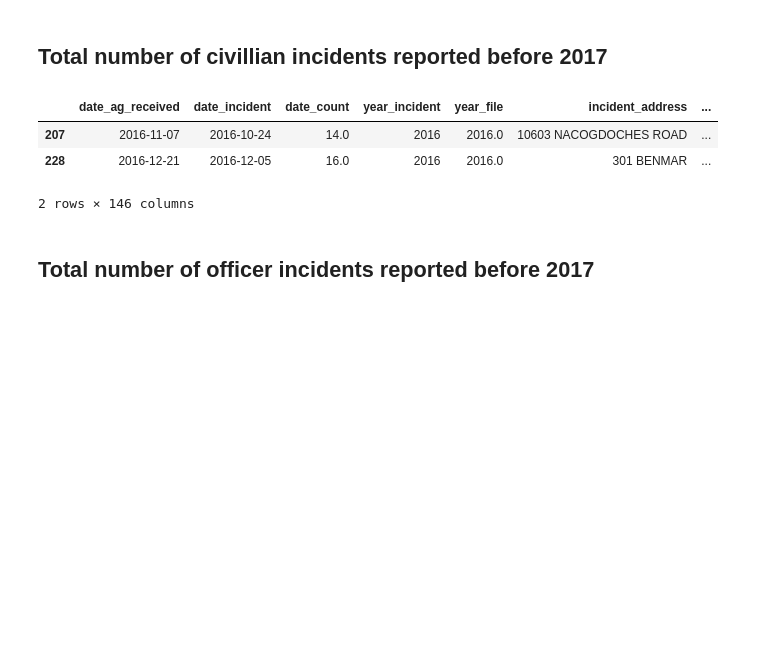
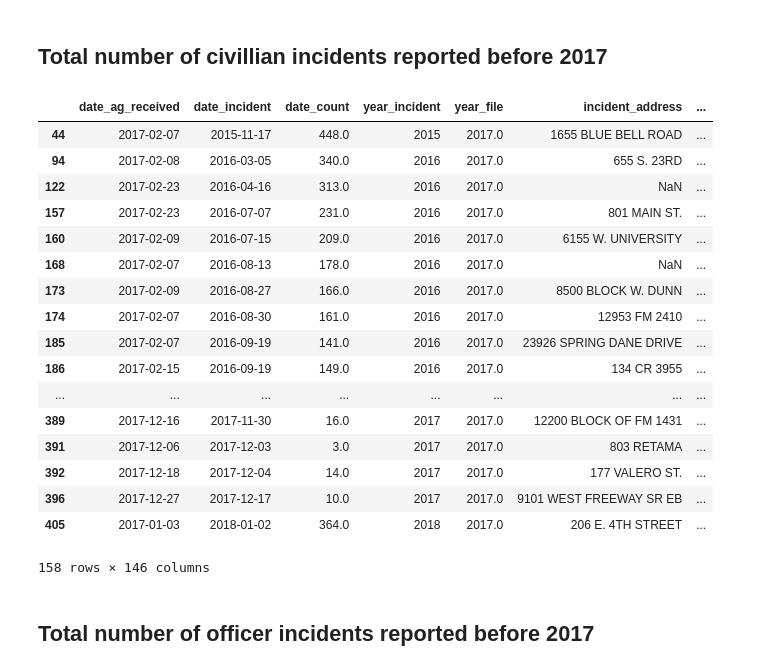
Before and after one commit to texas-justice-initiative/analysis, a Jupyter notebook: analyses/report_dates/date_report_diff.ipynb, the cells around one changed output. Cells and saved outputs as stored; diff of their text form; code cells hidden in the pictures; blank space fills up the shorter version.

Commit message:
adding comments for what's left to do with report date data

```diff
--- a/analyses/report_dates/date_report_diff.ipynb
+++ b/analyses/report_dates/date_report_diff.ipynb
@@ -236,12 +254,27 @@ print(off_shot)
 # %% [markdown]
 ## Total number of civillian incidents reported before 2017
 # %%
-civ_shot[civ_shot['year_file'] < 2017]
+civ_shot[civ_shot['year_file'] == 2017]
+#date_ag_recieved wasn't a column before 2017
 # %% [output]
 |  | date_ag_received | date_incident | date_count | year_incident | year_file | incident_address | ... |
-| 207 | 2016-11-07 | 2016-10-24 | 14.0 | 2016 | 2016.0 | 10603 NACOGDOCHES ROAD | ... |
-| 228 | 2016-12-21 | 2016-12-05 | 16.0 | 2016 | 2016.0 | 301 BENMAR | ... |
+| 44 | 2017-02-07 | 2015-11-17 | 448.0 | 2015 | 2017.0 | 1655 BLUE BELL ROAD | ... |
+| 94 | 2017-02-08 | 2016-03-05 | 340.0 | 2016 | 2017.0 | 655 S. 23RD | ... |
+| 122 | 2017-02-23 | 2016-04-16 | 313.0 | 2016 | 2017.0 | NaN | ... |
+| 157 | 2017-02-23 | 2016-07-07 | 231.0 | 2016 | 2017.0 | 801 MAIN ST. | ... |
+| 160 | 2017-02-09 | 2016-07-15 | 209.0 | 2016 | 2017.0 | 6155 W. UNIVERSITY | ... |
+| 168 | 2017-02-07 | 2016-08-13 | 178.0 | 2016 | 2017.0 | NaN | ... |
+| 173 | 2017-02-09 | 2016-08-27 | 166.0 | 2016 | 2017.0 | 8500 BLOCK W. DUNN | ... |
+| 174 | 2017-02-07 | 2016-08-30 | 161.0 | 2016 | 2017.0 | 12953 FM 2410 | ... |
+| 185 | 2017-02-07 | 2016-09-19 | 141.0 | 2016 | 2017.0 | 23926 SPRING DANE DRIVE | ... |
+| 186 | 2017-02-15 | 2016-09-19 | 149.0 | 2016 | 2017.0 | 134 CR 3955 | ... |
+| ... | ... | ... | ... | ... | ... | ... | ... |
+| 389 | 2017-12-16 | 2017-11-30 | 16.0 | 2017 | 2017.0 | 12200 BLOCK OF FM 1431 | ... |
+| 391 | 2017-12-06 | 2017-12-03 | 3.0 | 2017 | 2017.0 | 803 RETAMA | ... |
+| 392 | 2017-12-18 | 2017-12-04 | 14.0 | 2017 | 2017.0 | 177 VALERO ST. | ... |
+| 396 | 2017-12-27 | 2017-12-17 | 10.0 | 2017 | 2017.0 | 9101 WEST FREEWAY SR EB | ... |
+| 405 | 2017-01-03 | 2018-01-02 | 364.0 | 2018 | 2017.0 | 206 E. 4TH STREET | ... |
-2 rows × 146 columns
+158 rows × 146 columns
 # %% [markdown]
 ## Total number of officer incidents reported before 2017
 # %%
```
Also changed, not shown: parts of 7 cells of this notebook.
